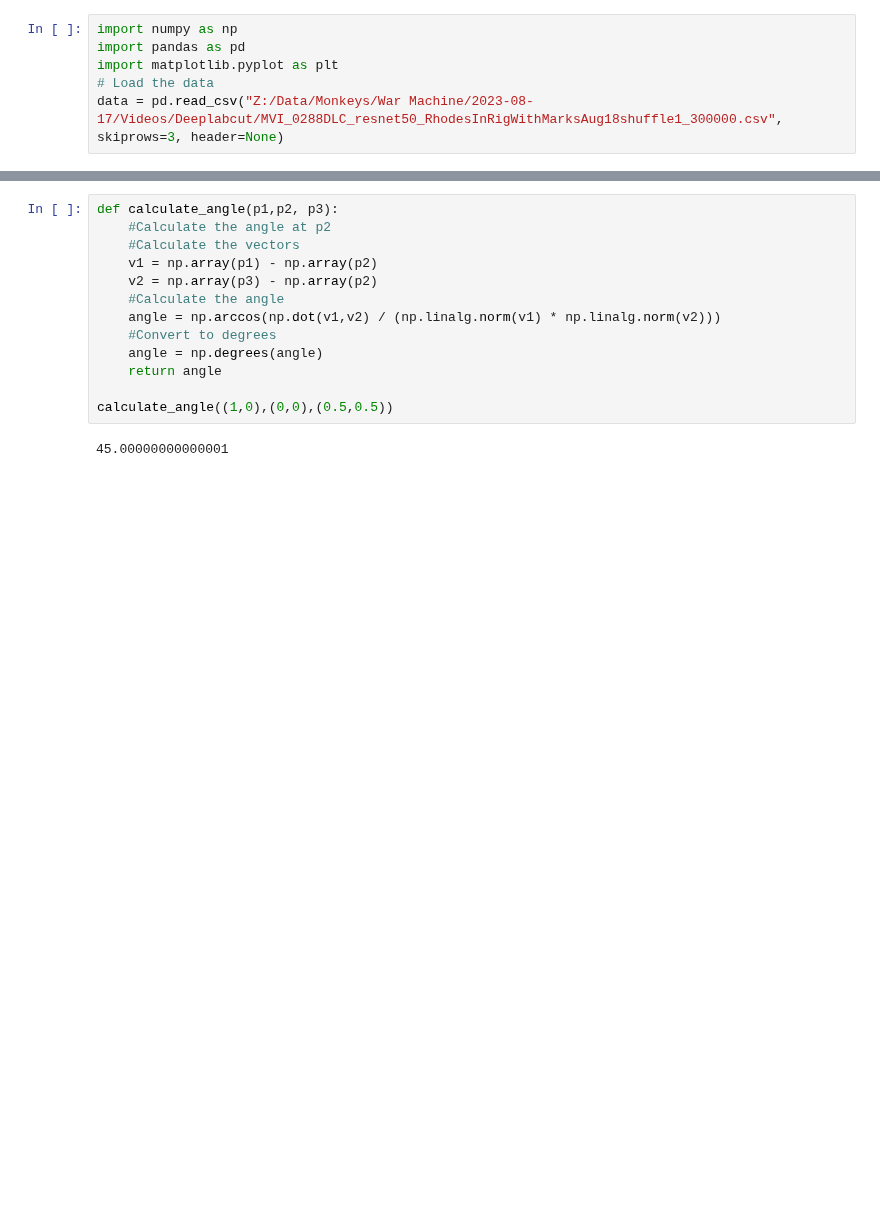
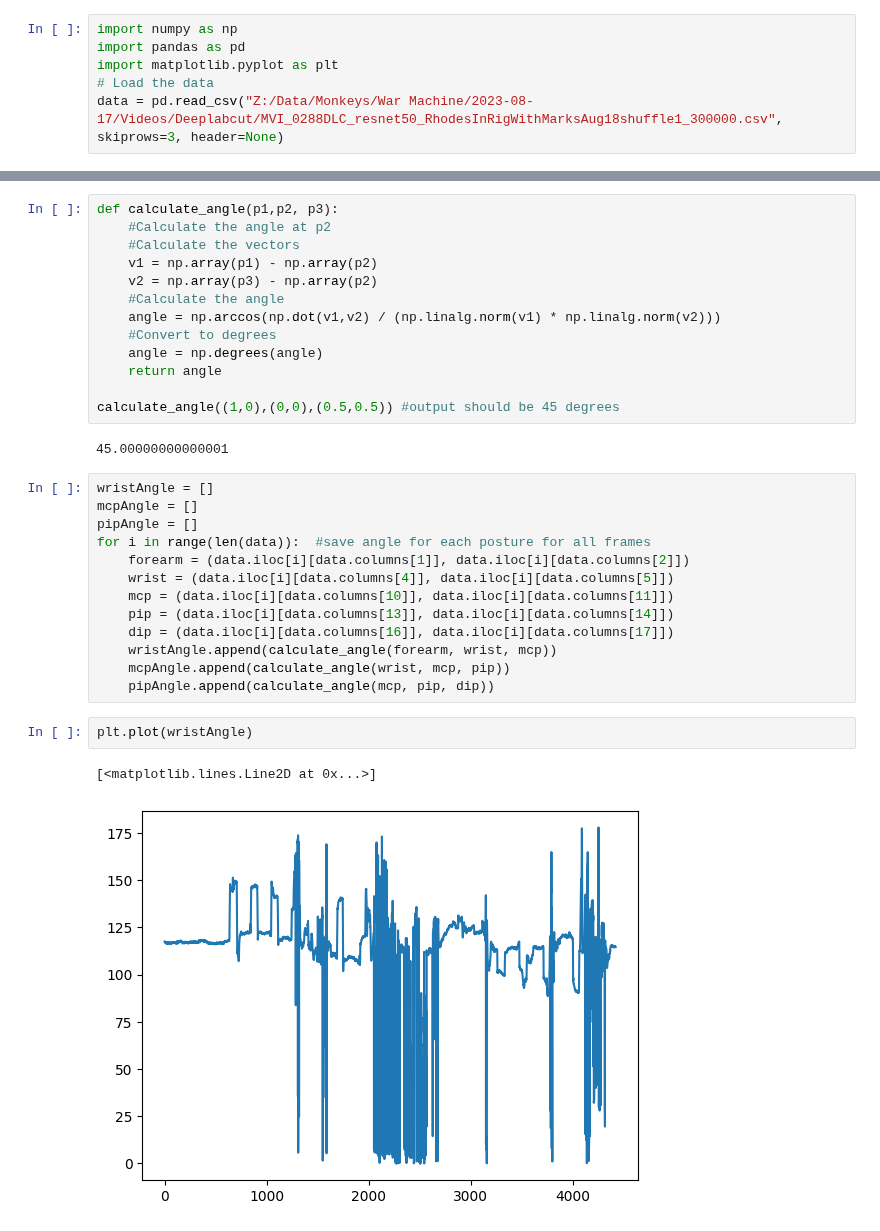
Before and after one commit to draeloslab/stim_behavior, a Jupyter notebook: notebooks/dlc_angles.ipynb, the cells around one changed output, grey strips where cells are left out. Saved outputs shown, nothing was run; the diff lists cells and outputs as text; blank space fills up the shorter version.

Commit message:
finished making more plots

```diff
--- a/notebooks/dlc_angles.ipynb
+++ b/notebooks/dlc_angles.ipynb
@@ -28,6 +29,24 @@ def calculate_angle(p1,p2, p3):
     angle = np.degrees(angle)
     return angle
 
-calculate_angle((1,0),(0,0),(0.5,0.5))
+calculate_angle((1,0),(0,0),(0.5,0.5)) #output should be 45 degrees
 # %% [output]
 45.00000000000001
+# %%
+wristAngle = []
+mcpAngle = []
+pipAngle = []
+for i in range(len(data)):  #save angle for each posture for all frames
+    forearm = (data.iloc[i][data.columns[1]], data.iloc[i][data.columns[2]])
+    wrist = (data.iloc[i][data.columns[4]], data.iloc[i][data.columns[5]])
+    mcp = (data.iloc[i][data.columns[10]], data.iloc[i][data.columns[11]])
+    pip = (data.iloc[i][data.columns[13]], data.iloc[i][data.columns[14]])
+    dip = (data.iloc[i][data.columns[16]], data.iloc[i][data.columns[17]])
+    wristAngle.append(calculate_angle(forearm, wrist, mcp))
+    mcpAngle.append(calculate_angle(wrist, mcp, pip))
+    pipAngle.append(calculate_angle(mcp, pip, dip))
+# %%
+plt.plot(wristAngle)
+# %% [output]
+[<matplotlib.lines.Line2D at 0x...>]
+[figure, added]
```
Also changed, not shown: parts of 2 cells of this notebook.
